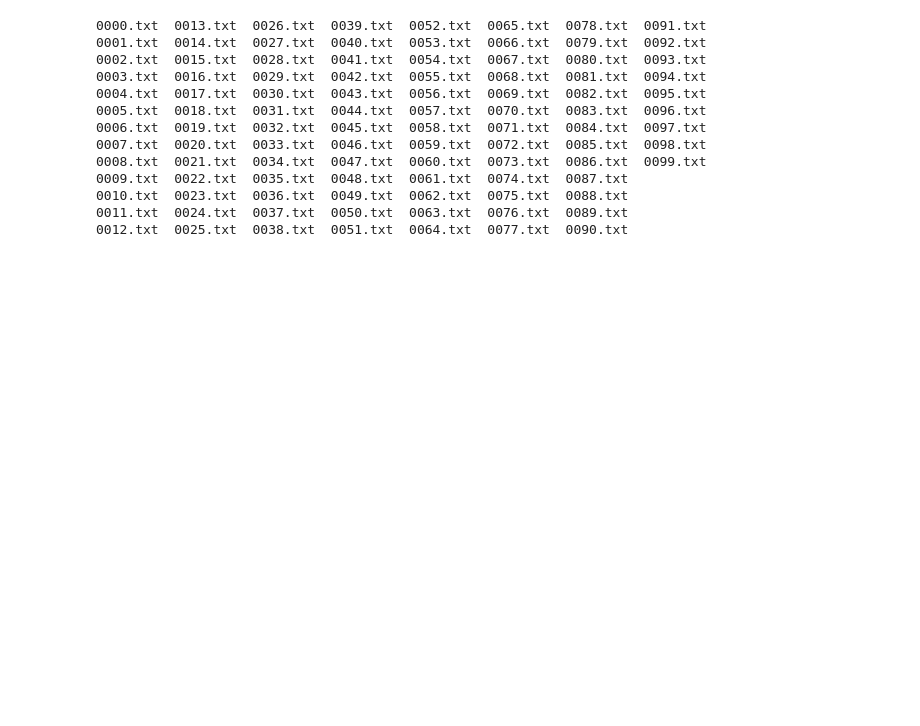
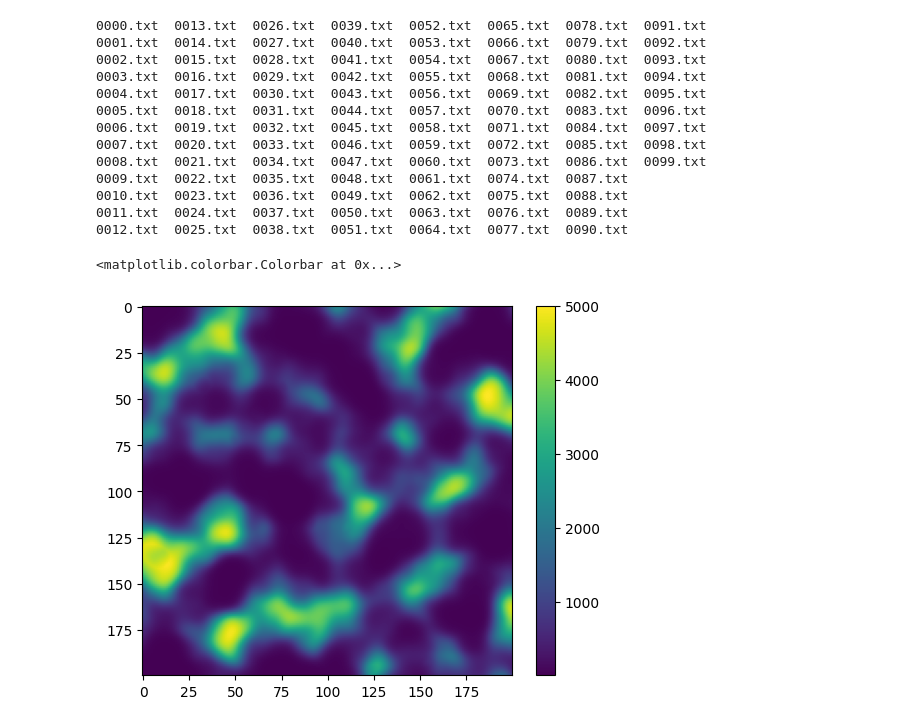
Before and after one commit to Lgeu/ahc018, a Jupyter notebook: notebooks/001_.ipynb, the cells around one changed output. Drawn from its saved outputs; the diff is of its cells as text; code cells hidden in the pictures; blank space fills up the shorter version.

```diff
--- a/notebooks/001_.ipynb
+++ b/notebooks/001_.ipynb
@@ -17,9 +18,10 @@ ls ../tools/in
 0011.txt  0024.txt  0037.txt  0050.txt  0063.txt  0076.txt  0089.txt
 0012.txt  0025.txt  0038.txt  0051.txt  0064.txt  0077.txt  0090.txt
 # %%
-filename = "../tools/in/0000.txt"
+filename = "../tools/in/0006.txt"
 with open(filename) as f:
     N, K, W, C = map(int, f.readline().split())
+    true_bedrock = np.array([list(map(int, f.readline().split())) for _ in range(N)], dtype=np.int32)
     water_sources = []
     for _ in range(W):
         y, x = map(int, f.readline().split())
@@ -28,5 +30,11 @@ with open(filename) as f:
     for _ in range(K):
         y, x = map(int, f.readline().split())
         houses.append([y, x])
+# %%
+plt.imshow(true_bedrock)
+plt.colorbar()
+# %% [output]
+<matplotlib.colorbar.Colorbar at 0x...>
+[figure, added]
 # %%
 class GaussianProcess:
```
Also changed, not shown: parts of 5 cells of this notebook, 1 other file.
